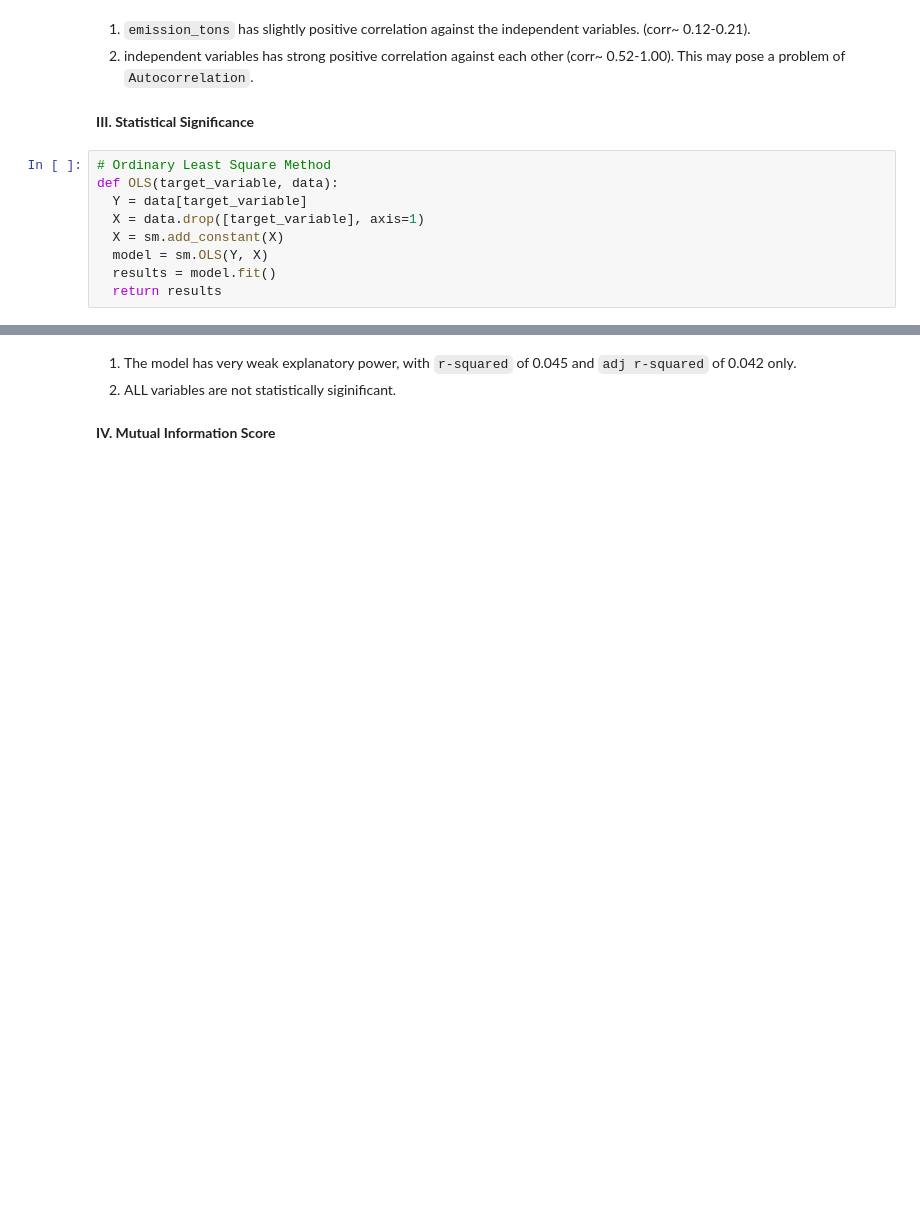
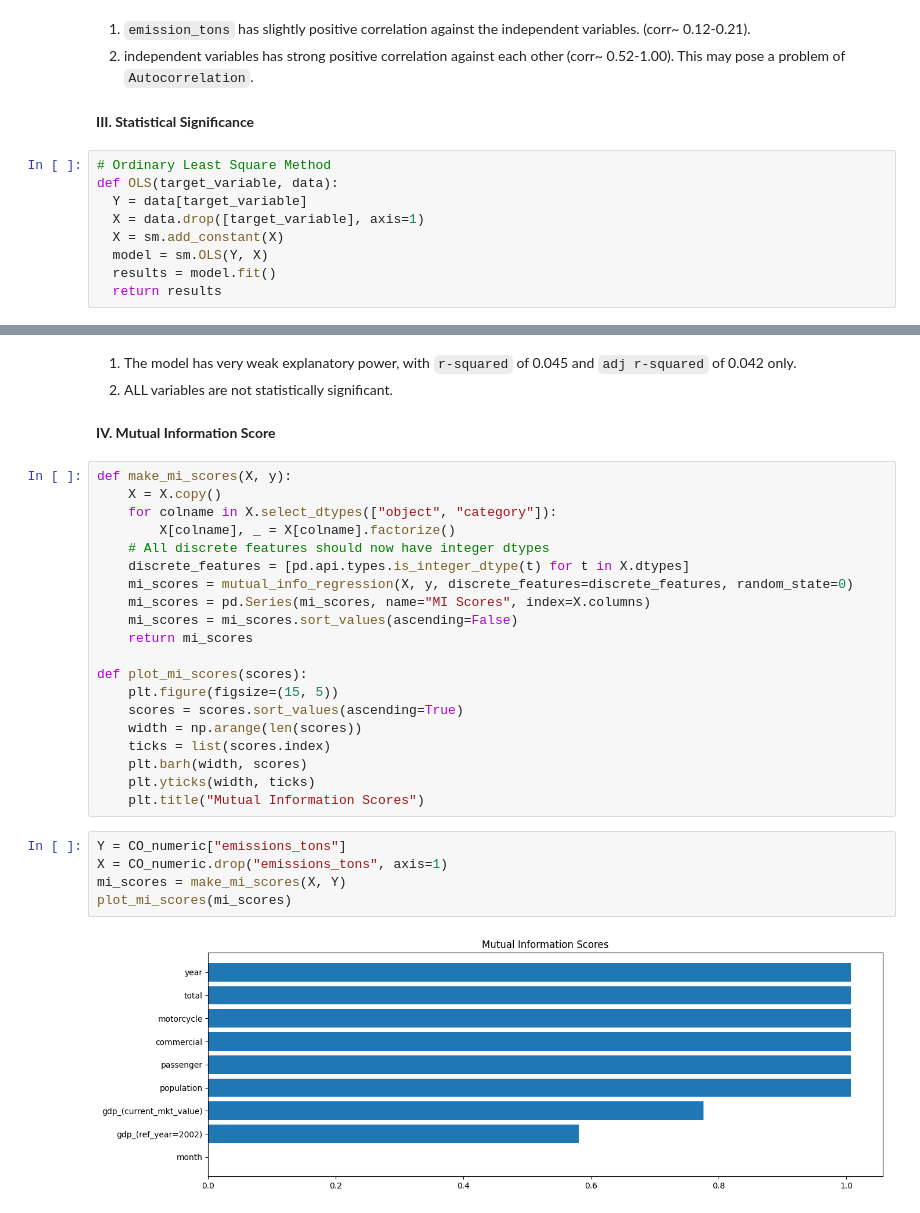
Before and after one commit to pjcroxas/Data-Analytics, a Jupyter notebook: CO2_Emission_Forecasting.ipynb, the cells around one changed output, grey strips where cells are left out. Cells and saved outputs as stored; diff of their text form; blank space fills up the shorter version.

```diff
--- a/CO2_Emission_Forecasting.ipynb
+++ b/CO2_Emission_Forecasting.ipynb
@@ -198,6 +199,33 @@ Notes:
 strong multicollinearity problems or that the design matrix is singular.
 # %% [markdown]
 1. The model has very weak explanatory power, with `r-squared` of 0.045 and `adj r-squared` of 0.042 only.
-2. ALL variables are not statistically siginificant.
+2. ALL variables are not statistically significant.
 # %% [markdown]
 **IV. Mutual Information Score**
+# %%
+def make_mi_scores(X, y):
+    X = X.copy()
+    for colname in X.select_dtypes(["object", "category"]):
+        X[colname], _ = X[colname].factorize()
+    # All discrete features should now have integer dtypes
+    discrete_features = [pd.api.types.is_integer_dtype(t) for t in X.dtypes]
+    mi_scores = mutual_info_regression(X, y, discrete_features=discrete_features, random_state=0)
+    mi_scores = pd.Series(mi_scores, name="MI Scores", index=X.columns)
+    mi_scores = mi_scores.sort_values(ascending=False)
+    return mi_scores
+
+def plot_mi_scores(scores):
+    plt.figure(figsize=(15, 5))
+    scores = scores.sort_values(ascending=True)
+    width = np.arange(len(scores))
+    ticks = list(scores.index)
+    plt.barh(width, scores)
+    plt.yticks(width, ticks)
+    plt.title("Mutual Information Scores")
+# %%
+Y = CO_numeric["emissions_tons"]
+X = CO_numeric.drop("emissions_tons", axis=1)
+mi_scores = make_mi_scores(X, Y)
+plot_mi_scores(mi_scores)
+# %% [output]
+[figure, added]
```
Also changed, not shown: parts of 19 cells of this notebook.
